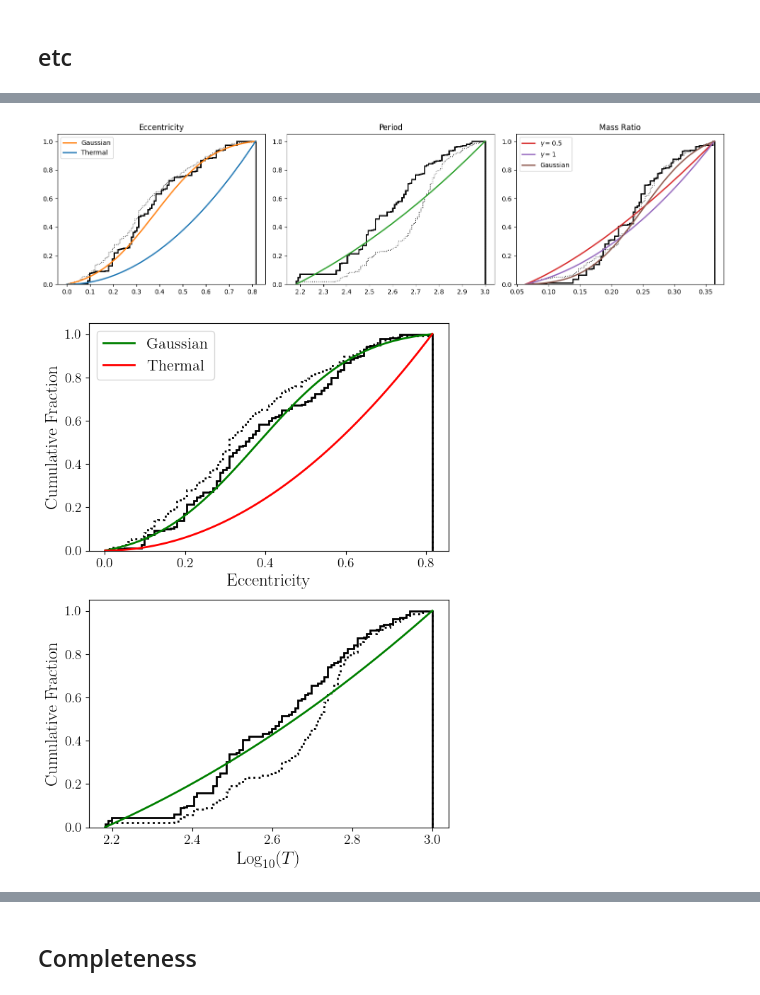
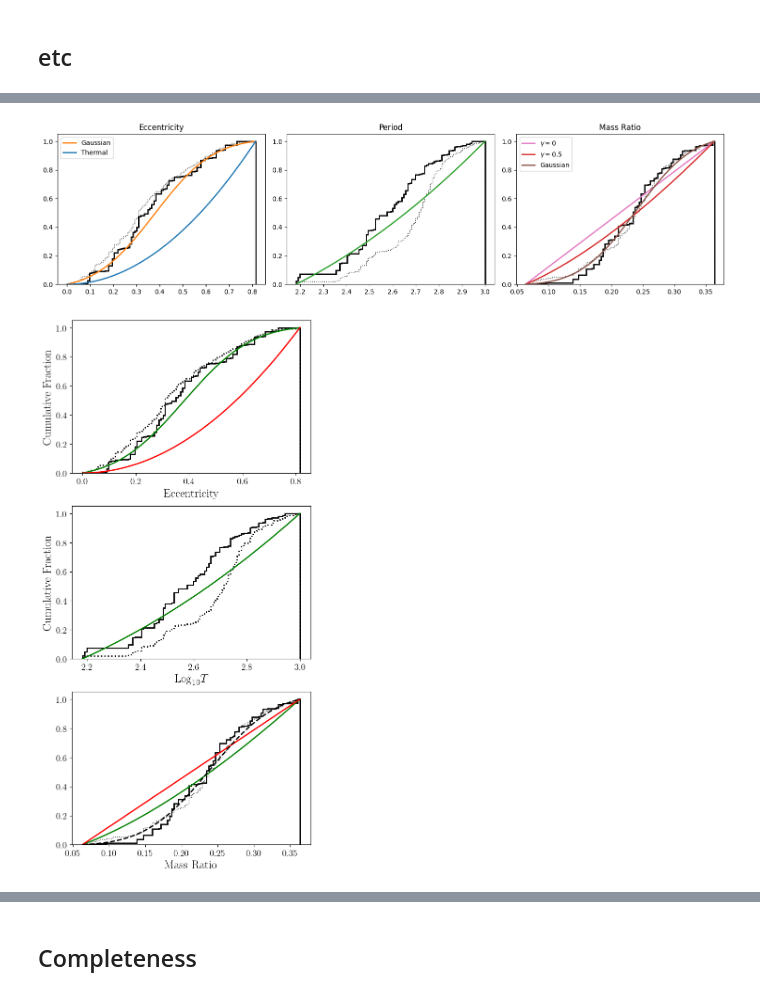
Before and after one commit to BenPennell/BrownDwarfProbabilities, a Jupyter notebook: CataloguePlots.ipynb, the cells around one changed output, grey strips where cells are left out. Saved outputs shown, nothing was run; the diff lists cells and outputs as text; code cells hidden in the pictures.

Commit message:
updated plots

```diff
--- a/CataloguePlots.ipynb
+++ b/CataloguePlots.ipynb
@@ -86,7 +86,11 @@ qps = qps / np.trapz(qps, qs)
 
 qps1 = Sampler.pexp(qs, 1)
 qps1 = qps1 / np.trapz(qps1, qs)
+
+qps0 = Sampler.pexp(qs, 0)
+qps0 = qps0 / np.trapz(qps0, qs)
 plt.hist(mass_ratios, bins=100, histtype="step", cumulative=True, density=True, linewidth=2, color="k");
+plt.plot(qs, np.cumsum(qps0) * (qs[1] - qs[0]), color="C7", linewidth=2, label="0");
 plt.plot(qs, np.cumsum(qps) * (qs[1] - qs[0]), color="C1", linewidth=2, label="0.5");
 plt.plot(qs, np.cumsum(qps1) * (qs[1] - qs[0]), color="C6", linewidth=2, label="1");
 plt.legend();
@@ -228,5 +232,5 @@ plt.hist(new_mass_ratios, bins=100, histtype="step", cumulative=True, density=Tr
 # %%
-qg = Sampler.gaussian(qs, 0.25, 0.07)
+qg = Sampler.gaussian(qs, 0.24, 0.07)
 qg = qg / np.trapezoid(qg, qs)
 # %%
 fig, axes = plt.subplots(1, 3, figsize=(15, 4))
@@ -248,12 +252,13 @@ axes[1].set_title("Period")
 # Mass Ratio
 axes[2].hist(mass_ratios, bins=100, histtype="step", cumulative=True, density=True, linewidth=1, color="k", linestyle=":")
 axes[2].hist(new_mass_ratios, bins=100, histtype="step", cumulative=True, density=True, linewidth=2, color="k")
+axes[2].plot(qs, np.cumsum(qps0) * (qs[1] - qs[0]), color="C6", linewidth=2, label=r"$\gamma=0$")
 axes[2].plot(qs, np.cumsum(qps) * (qs[1] - qs[0]), color="C3", linewidth=2, label=r"$\gamma=0.5$")
-axes[2].plot(qs, np.cumsum(qps1) * (qs[1] - qs[0]), color="C4", linewidth=2, label=r"$\gamma=1$");
+#axes[2].plot(qs, np.cumsum(qps1) * (qs[1] - qs[0]), color="C4", linewidth=2, label=r"$\gamma=1$");
 axes[2].plot(qs, np.cumsum(qg) * (qs[1] - qs[0]), color="C5", linewidth=2, label=r"Gaussian");
 axes[2].legend();
 axes[2].set_title("Mass Ratio")
 
 plt.tight_layout()
 # %% [output]
-[figure, old version]
+[figure, new version]
@@ -260,31 +267,33 @@ plt.tight_layout()
 # %%
-fig, axes = plt.subplots(2, 1, figsize=(6, 8))
+fig, axes = plt.subplots(3, 1, figsize=(6, 12))
 
 # Eccentricity
 axes[0].hist(results["eccentricity"], bins=100, histtype="step", cumulative=True, density=True, linewidth=2, color="k", linestyle=":")
 axes[0].hist(new_eccs, bins=100, histtype="step", cumulative=True, density=True, linewidth=2, color="k")
 axes[0].plot(es, np.cumsum(pes) * (es[1] - es[0]), color="Green", linewidth=2, label="Gaussian");
 axes[0].plot(es, np.cumsum(pts) * (es[1] - es[0]), color="Red", linewidth=2, label="Thermal");
 axes[0].set_xlabel("Eccentricity");
 axes[0].set_ylabel("Cumulative Fraction");
-axes[0].legend();
+#axes[0].legend();
 
 # Period
 axes[1].hist(np.log10(results["period"]), bins=100, histtype="step", cumulative=True, density=True, linewidth=2, color="k", range=(np.min(periods),3), linestyle=":")
 axes[1].hist(new_periods, bins=100, histtype="step", cumulative=True, density=True, linewidth=2, color="k", range=(np.min(periods),3))
 axes[1].plot(ps, np.cumsum(pps) * (ps[1] - ps[0]), color="Green", linewidth=2)
-axes[1].set_xlabel(r"$\text{Log}_{10}(T)$");
+axes[1].set_xlabel(r"$\text{Log}_{10}T$");
 axes[1].set_ylabel("Cumulative Fraction");
 
 # Mass Ratio
-# axes[2].hist(mass_ratios, bins=100, histtype="step", cumulative=True, density=True, linewidth=1, color="k", linestyle=":")
-# axes[2].hist(new_mass_ratios, bins=100, histtype="step", cumulative=True, density=True, linewidth=2, color="k")
-# axes[2].plot(qs, np.cumsum(qps) * (qs[1] - qs[0]), color="C3", linewidth=2, label=r"$\gamma=0.5$")
-# axes[2].plot(qs, np.cumsum(qps1) * (qs[1] - qs[0]), color="C4", linewidth=2, label=r"$\gamma=1$");
-# axes[2].legend();
-# axes[2].set_title("Mass Ratio")
+axes[2].hist(mass_ratios, bins=100, histtype="step", cumulative=True, density=True, linewidth=1, color="k", linestyle=":")
+axes[2].hist(new_mass_ratios, bins=100, histtype="step", cumulative=True, density=True, linewidth=2, color="k")
+axes[2].plot(qs, np.cumsum(qps) * (qs[1] - qs[0]), color="Green", linewidth=2, label=r"$\gamma=0.5$")
+axes[2].plot(qs, np.cumsum(qps0) * (qs[1] - qs[0]), color="Red", linewidth=2, label=r"$\gamma=0$");
+axes[2].plot(qs, np.cumsum(qg) * (qs[1] - qs[0]), color="k", linestyle="--", linewidth=2, label=r"Gaussian");
+#axes[2].legend();
+axes[2].set_xlabel("Mass Ratio");
+axes[2].set_ylabel("Cumulative Fraction");
 
 plt.tight_layout()
-plt.savefig("./plots/SelectionInversion.png", dpi=800)
+plt.savefig("./plots/SelectionInversion.pdf", dpi=800)
 # %% [output]
-[figure, old version]
+[figure, new version]
```
Also changed, not shown: parts of 8 cells of this notebook, 22 other files.
